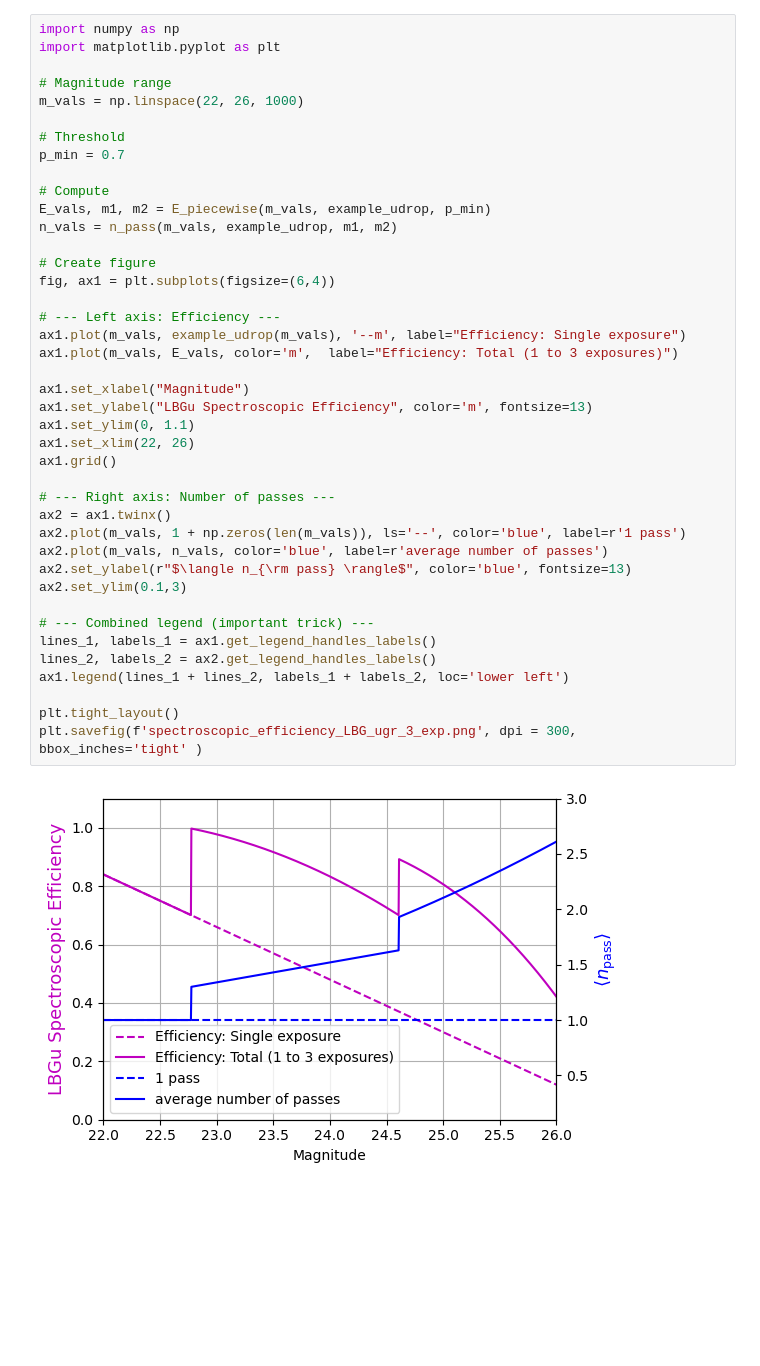
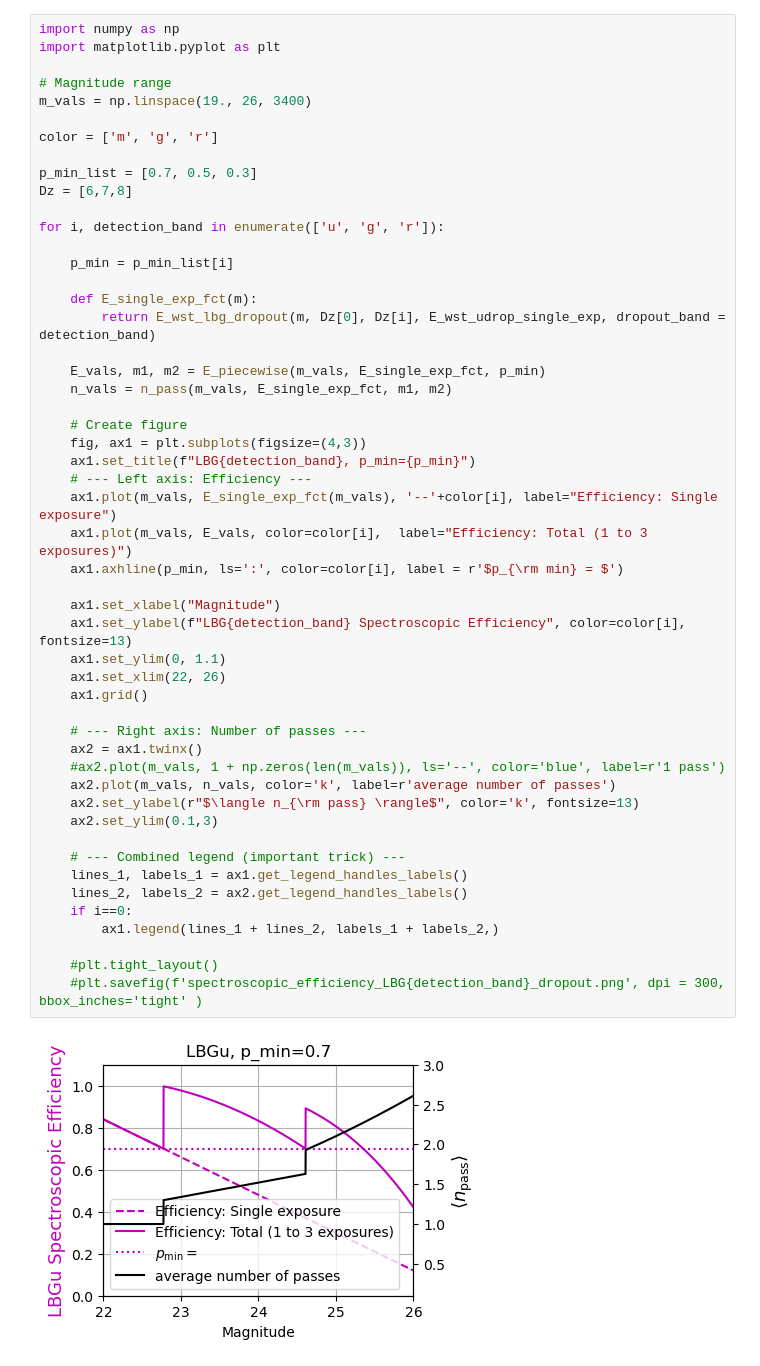
Before and after one commit to WST-Cosmology/WP221_Target_selection, a Jupyter notebook: survey_design/lbg_dropout_spectroscopic_efficiency.ipynb, the cells around one changed output. Drawn from its saved outputs; the diff is of its cells as text; blank space fills up the shorter version.

```diff
--- a/survey_design/lbg_dropout_spectroscopic_efficiency.ipynb
+++ b/survey_design/lbg_dropout_spectroscopic_efficiency.ipynb
@@ -101,43 +101,53 @@ def n_pass(m, E1_func, m1, m2):
 # %%
 import numpy as np
 import matplotlib.pyplot as plt
 
 # Magnitude range
-m_vals = np.linspace(22, 26, 1000)
+m_vals = np.linspace(19., 26, 3400)
 
-# Threshold
-p_min = 0.7
+color = ['m', 'g', 'r']
 
-# Compute
-E_vals, m1, m2 = E_piecewise(m_vals, example_udrop, p_min)
-n_vals = n_pass(m_vals, example_udrop, m1, m2)
+p_min_list = [0.7, 0.5, 0.3]
+Dz = [6,7,8]
 
-# Create figure
-fig, ax1 = plt.subplots(figsize=(6,4))
+for i, detection_band in enumerate(['u', 'g', 'r']):
 
-# --- Left axis: Efficiency ---
-ax1.plot(m_vals, example_udrop(m_vals), '--m', label="Efficiency: Single exposure")
-ax1.plot(m_vals, E_vals, color='m',  label="Efficiency: Total (1 to 3 exposures)")
+    p_min = p_min_list[i]
 
-ax1.set_xlabel("Magnitude")
-ax1.set_ylabel("LBGu Spectroscopic Efficiency", color='m', fontsize=13)
-ax1.set_ylim(0, 1.1)
-ax1.set_xlim(22, 26)
-ax1.grid()
+    def E_single_exp_fct(m):
+        return E_wst_lbg_dropout(m, Dz[0], Dz[i], E_wst_udrop_single_exp, dropout_band = detection_band)
 
-# --- Right axis: Number of passes ---
-ax2 = ax1.twinx()
-ax2.plot(m_vals, 1 + np.zeros(len(m_vals)), ls='--', color='blue', label=r'1 pass')
-ax2.plot(m_vals, n_vals, color='blue', label=r'average number of passes')
-ax2.set_ylabel(r"$\langle n_{\rm pass} \rangle$", color='blue', fontsize=13)
-ax2.set_ylim(0.1,3)
+    E_vals, m1, m2 = E_piecewise(m_vals, E_single_exp_fct, p_min)
+    n_vals = n_pass(m_vals, E_single_exp_fct, m1, m2)
 
-# --- Combined legend (important trick) ---
-lines_1, labels_1 = ax1.get_legend_handles_labels()
-lines_2, labels_2 = ax2.get_legend_handles_labels()
-ax1.legend(lines_1 + lines_2, labels_1 + labels_2, loc='lower left')
+    # Create figure
+    fig, ax1 = plt.subplots(figsize=(4,3))
+    ax1.set_title(f"LBG{detection_band}, p_min={p_min}")
+    # --- Left axis: Efficiency ---
+    ax1.plot(m_vals, E_single_exp_fct(m_vals), '--'+color[i], label="Efficiency: Single exposure")
+    ax1.plot(m_vals, E_vals, color=color[i],  label="Efficiency: Total (1 to 3 exposures)")
+    ax1.axhline(p_min, ls=':', color=color[i], label = r'$p_{\rm min} = $')
 
-plt.tight_layout()
-plt.savefig(f'spectroscopic_efficiency_LBG_ugr_3_exp.png', dpi = 300, bbox_inches='tight' )
+    ax1.set_xlabel("Magnitude")
+    ax1.set_ylabel(f"LBG{detection_band} Spectroscopic Efficiency", color=color[i], fontsize=13)
+    ax1.set_ylim(0, 1.1)
+    ax1.set_xlim(22, 26)
+    ax1.grid()
+
+    # --- Right axis: Number of passes ---
+    ax2 = ax1.twinx()
+    #ax2.plot(m_vals, 1 + np.zeros(len(m_vals)), ls='--', color='blue', label=r'1 pass')
+    ax2.plot(m_vals, n_vals, color='k', label=r'average number of passes')
+    ax2.set_ylabel(r"$\langle n_{\rm pass} \rangle$", color='k', fontsize=13)
+    ax2.set_ylim(0.1,3)
+
+    # --- Combined legend (important trick) ---
+    lines_1, labels_1 = ax1.get_legend_handles_labels()
+    lines_2, labels_2 = ax2.get_legend_handles_labels()
+    if i==0:
+        ax1.legend(lines_1 + lines_2, labels_1 + labels_2,)
+
+    #plt.tight_layout()
+    #plt.savefig(f'spectroscopic_efficiency_LBG{detection_band}_dropout.png', dpi = 300, bbox_inches='tight' )
 # %% [output]
-[figure, old version]
+[figure, new version]
```
Also changed, not shown: parts of 5 cells of this notebook, 7 other files.
